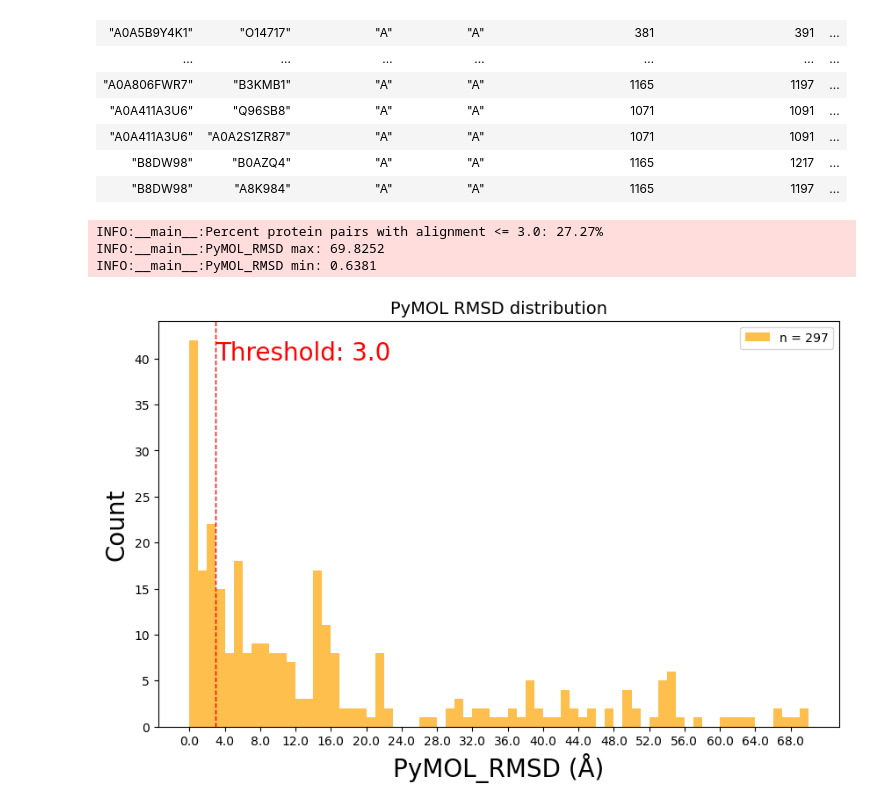
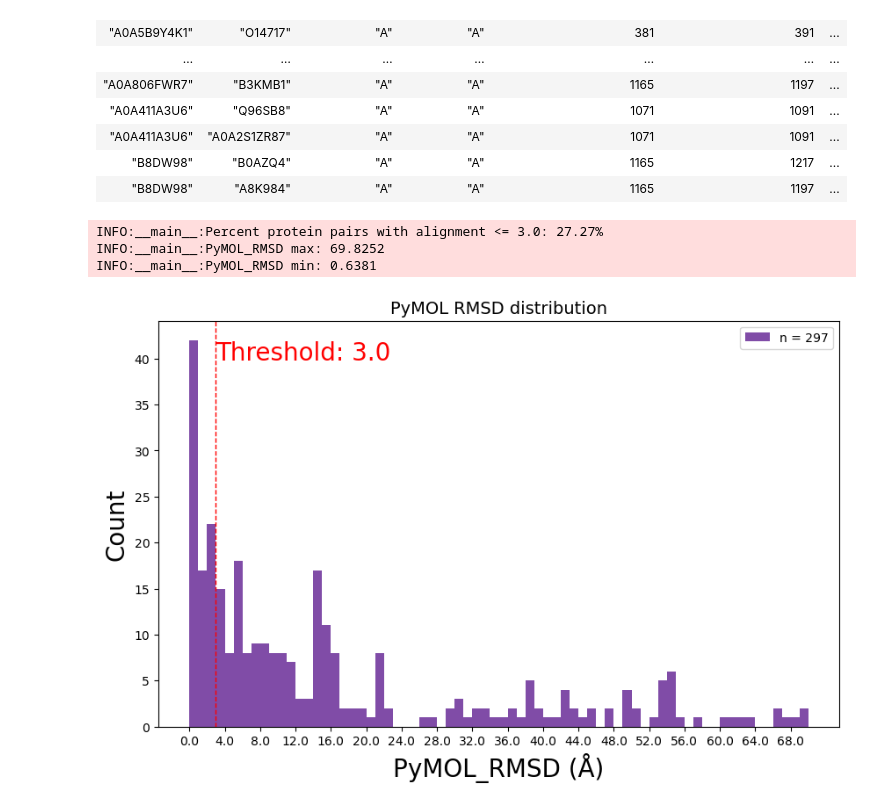
Before and after one commit to juliandeanmoran/BISSH, a Jupyter notebook: vis/plot_pymol_alignment_performance.ipynb, the cells around one changed output. Cells and saved outputs as stored; diff of their text form; code cells hidden in the pictures.

```diff
--- a/vis/plot_pymol_alignment_performance.ipynb
+++ b/vis/plot_pymol_alignment_performance.ipynb
@@ -35,6 +35,11 @@ args = {
     "data_file_tm_al": f"{INSTALL_PATH}/results/explore_protein_matches/alignment_metrics_stacked_n=26.tsv",
     "threshold_rmsd": 3.0,
     "col_pm_rmsd": "PyMOL_RMSD",
+    "col_pm_query_id": "defense_system_protein_id",
+    "col_pm_target_id": "protein_id",
+    "col_tm_rmsd": "RMSD",
+    "col_tm_query_id": "Bacterial Entry",
+    "col_tm_target_id": "Human Entry",
     "out_dir": Path(f"{INSTALL_PATH}/vis/plots")
 }
 
@@ -194,32 +199,32 @@ def plot_hist(
         ax.text(threshold, ax.get_ylim()[1]*0.95, threshold_ann, color="red", ha=threshold_ann_side, va="top", fontsize=axis_label_fontSize)
 
     if out_path is not None:
         out_plot(figure=fig, out_path=out_path, svg=True, png_dpi=1080)
 
     plt.show()
 
 # Compute percentage less than threshold
 pm_al_good = df_pm_al.filter(
     (pl.col(args["col_pm_rmsd"]) <= args["threshold_rmsd"])
 )
 pm_al_good = (len(pm_al_good)/(len(df_pm_al))) * 100
 logger.info(f"Percent protein pairs with alignment <= {args['threshold_rmsd']}: {round(pm_al_good, 2):,}%")
 
 # Display hist
 plot_hist(
     df=df_pm_al,
     col_name=args["col_pm_rmsd"],
-    colour="orange",
+    colour="indigo",
     bin_width=1.0,
     tick_interval=4.0,
     threshold=args["threshold_rmsd"],
     title="PyMOL RMSD distribution",
     xlabel=f"{args['col_pm_rmsd']} (Å)",
     axis_label_fontSize=20,
     out_path=f"{args['out_dir']}/PyMOL_rmsd_n={len(df_pm_al)}"
 )
 # %% [output]
 INFO:__main__:Percent protein pairs with alignment <= 3.0: 27.27%
 INFO:__main__:PyMOL_RMSD max: 69.8252
 INFO:__main__:PyMOL_RMSD min: 0.6381
-[figure, old version]
+[figure, new version]
```
Also changed, not shown: parts of 4 cells of this notebook, 4 other files.
